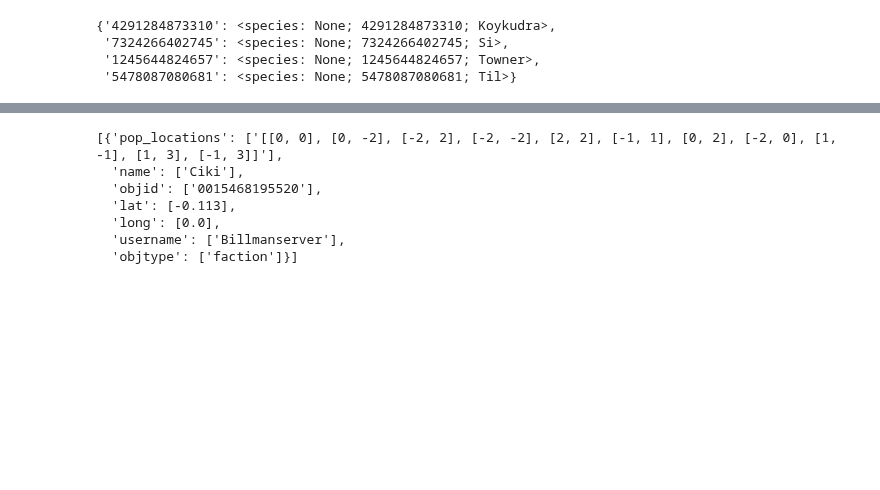
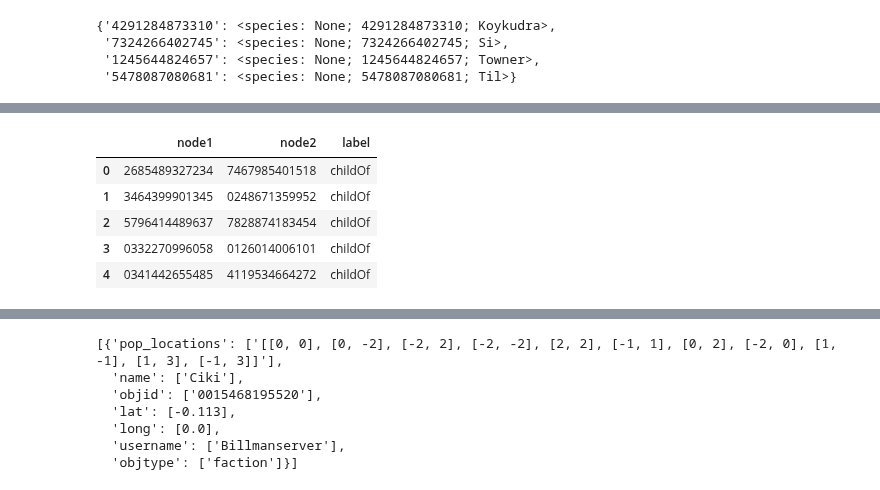
Before and after one commit to BillmanH/exoplanets, a Jupyter notebook: notebooks/People/Population Growth.ipynb, the cells around one changed output, grey strips where cells are left out. Cells and saved outputs as stored; diff of their text form; code cells hidden in the pictures; blank space fills up the shorter version.

```diff
--- a/notebooks/People/Population Growth.ipynb
+++ b/notebooks/People/Population Growth.ipynb
@@ -249,0 +298,10 @@ pop_locations
+# %%
+childofEdges = [c.childOf for c in children]
+pd.DataFrame(childofEdges).head()
+# %% [output]
+|  | node1 | node2 | label |
+| 0 | 2685489327234 | 7467985401518 | childOf |
+| 1 | 3464399901345 | 0248671359952 | childOf |
+| 2 | 5796414489637 | 7828874183454 | childOf |
+| 3 | 0332270996058 | 0126014006101 | childOf |
+| 4 | 0341442655485 | 4119534664272 | childOf |
```
Also changed, not shown: parts of 20 cells of this notebook, 1 other file.
